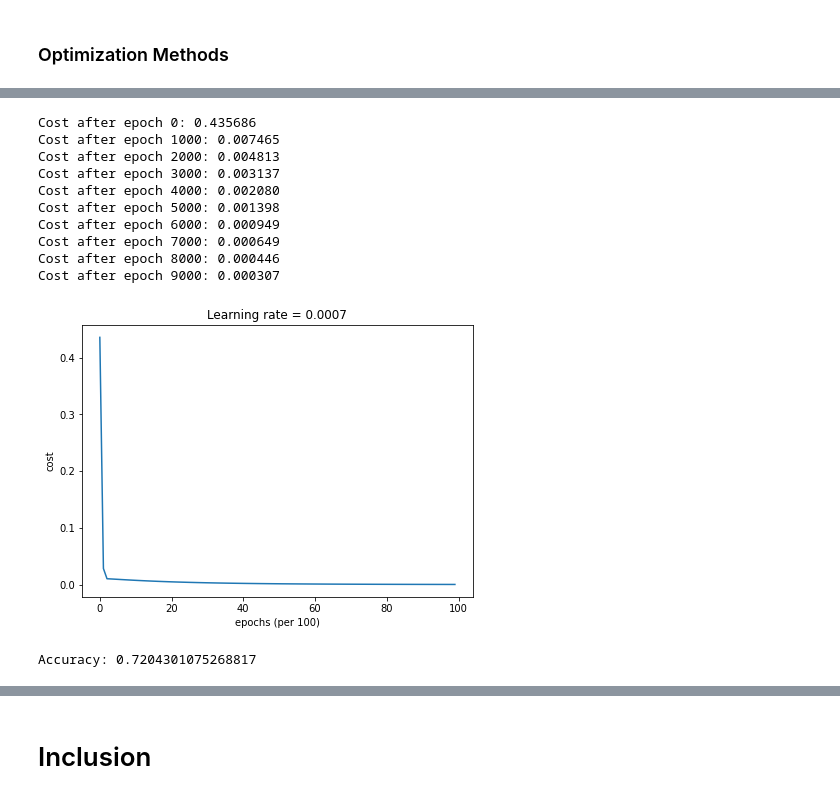
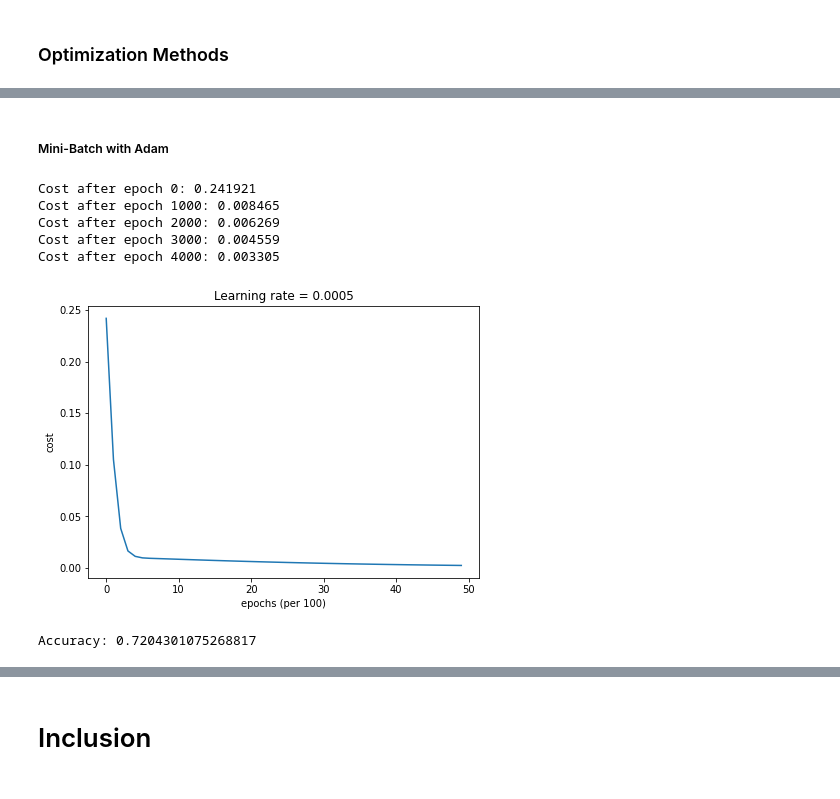
Before and after one commit to khanh22mse23057/mle501, a Jupyter notebook: [MLE501_Assignment]_Job_placement_prediction_model_building.ipynb, the cells around one changed output, grey strips where cells are left out. Cells and saved outputs as stored; diff of their text form; code cells hidden in the pictures.

```diff
--- a/[MLE501_Assignment]_Job_placement_prediction_model_building.ipynb
+++ b/[MLE501_Assignment]_Job_placement_prediction_model_building.ipynb
@@ -784,7 +772,7 @@ def regularization_model(X, Y, learning_rate = 0.1, num_iterations = 30000, prin
     grads = {}
     costs = []                            # to keep track of the cost
     m = X.shape[1]                        # number of examples
-    layers_dims = [X.shape[0], 20, 5, 1]
+    layers_dims = [X.shape[0], 10, 3, 1]
 
     # Initialize parameters dictionary.
     #parameters = reg.initialize_parameters(layers_dims)
@@ -1112,5 +1100,5 @@ def backward_propagation_with_dropout(X, Y, cache, keep_prob):
 
     return gradients
 # %%
-parameters, grads_trace  = regularization_model(train_X, train_Y, keep_prob = 0.8, learning_rate = 0.01)
+parameters, grads_trace  = regularization_model(train_X, train_Y, keep_prob = 0.7, learning_rate = 0.01)
 # %% [output]
@@ -1204,7 +1218,7 @@ import math
 # %%
 # GRADED FUNCTION: random_mini_batches
 
-def random_mini_batches(X, Y, mini_batch_size = 32, seed = 0):
+def random_mini_batches(X, Y, mini_batch_size = 16, seed = 0):
     """
     Creates a list of random minibatches from (X, Y)
 
@@ -1344,5 +1384,5 @@ def update_parameters_with_adam(parameters, grads, v, s, t, learning_rate = 0.01
 # %%
-def optimization_model(X, Y, layers_dims, optimizer, learning_rate = 0.0007, mini_batch_size = 32, beta = 0.9,
+def optimization_model(X, Y, layers_dims, optimizer, learning_rate = 0.0005, mini_batch_size = 16, beta = 0.9,
           beta1 = 0.9, beta2 = 0.999,  epsilon = 1e-8, num_epochs = 5000, print_cost = True):
     """
     3-layer neural network model which can be run in different optimizer modes.
@@ -1378,7 +1418,7 @@ def optimization_model(X, Y, layers_dims, optimizer, learning_rate = 0.0007, min
     if optimizer == "gd":
         pass # no initialization required for gradient descent
     elif optimizer == "momentum":
-        v = {}
+        v = {}  # let ignore this line
        # v = initialize_velocity(parameters)
     elif optimizer == "adam":
         v, s = initialize_adam(parameters)
@@ -1397,19 +1437,19 @@ def optimization_model(X, Y, layers_dims, optimizer, learning_rate = 0.0007, min
             (minibatch_X, minibatch_Y) = minibatch
 
             # Forward propagation
-            a3, caches = forward_propagation(minibatch_X, parameters)
+            a3, caches = opt.forward_propagation(minibatch_X, parameters)
 
             # Compute cost and add to the cost total
             cost_total += opt.compute_cost(a3, minibatch_Y)
 
             # Backward propagation
-            grads = backward_propagation(minibatch_X, minibatch_Y, caches)
+            grads = opt.backward_propagation(minibatch_X, minibatch_Y, caches)
 
             # Update parameters
             if optimizer == "gd":
-                parameters = opt.update_parameters_with_gd(parameters, grads, learning_rate)
+                parameters = update_parameters_with_gd(parameters, grads, learning_rate) # let ignore this line
             elif optimizer == "momentum":
-                parameters , v = {}, {}
+                parameters , v = {}, {}  # let ignore this line
                 #parameters, v = opt.update_parameters_with_momentum(parameters, grads, v, beta, learning_rate)
             elif optimizer == "adam":
                 t = t + 1 # Adam counter
@@ -1447,20 +1502,17 @@ _y_test = test_Y
+# %% [markdown]
+##### Mini-Batch with Adam
 # %%
 # train 3-layer model
-layers_dims = [train_X.shape[0], 20, 5, 1]
-parameters = optimization_model(_x.T, _y, layers_dims, num_epochs =10000, optimizer = "adam")
+layers_dims = [train_X.shape[0], 10, 3, 1]
+parameters = optimization_model(_x.T, _y, layers_dims, optimizer = "adam")
 
 # Predict
 predictions = opt.predict(train_X, train_Y, parameters)
 # %% [output]
-Cost after epoch 0: 0.435686
-Cost after epoch 1000: 0.007465
-Cost after epoch 2000: 0.004813
-Cost after epoch 3000: 0.003137
-Cost after epoch 4000: 0.002080
-Cost after epoch 5000: 0.001398
-Cost after epoch 6000: 0.000949
-Cost after epoch 7000: 0.000649
-Cost after epoch 8000: 0.000446
-Cost after epoch 9000: 0.000307
+Cost after epoch 0: 0.241921
+Cost after epoch 1000: 0.008465
+Cost after epoch 2000: 0.006269
+Cost after epoch 3000: 0.004559
+Cost after epoch 4000: 0.003305
-[figure, old version]
+[figure, new version]
 Accuracy: 0.7204301075268817
```
Also changed, not shown: parts of 30 cells of this notebook.
